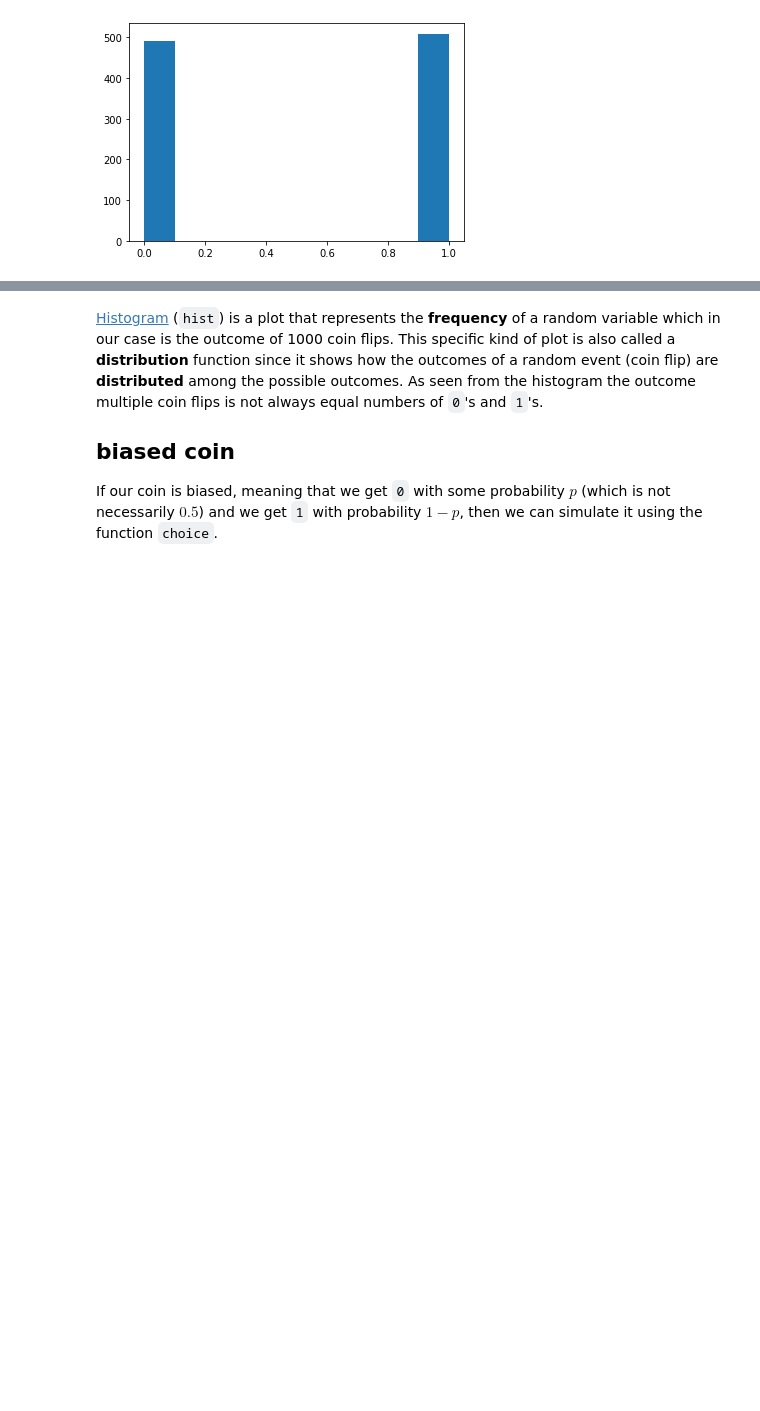
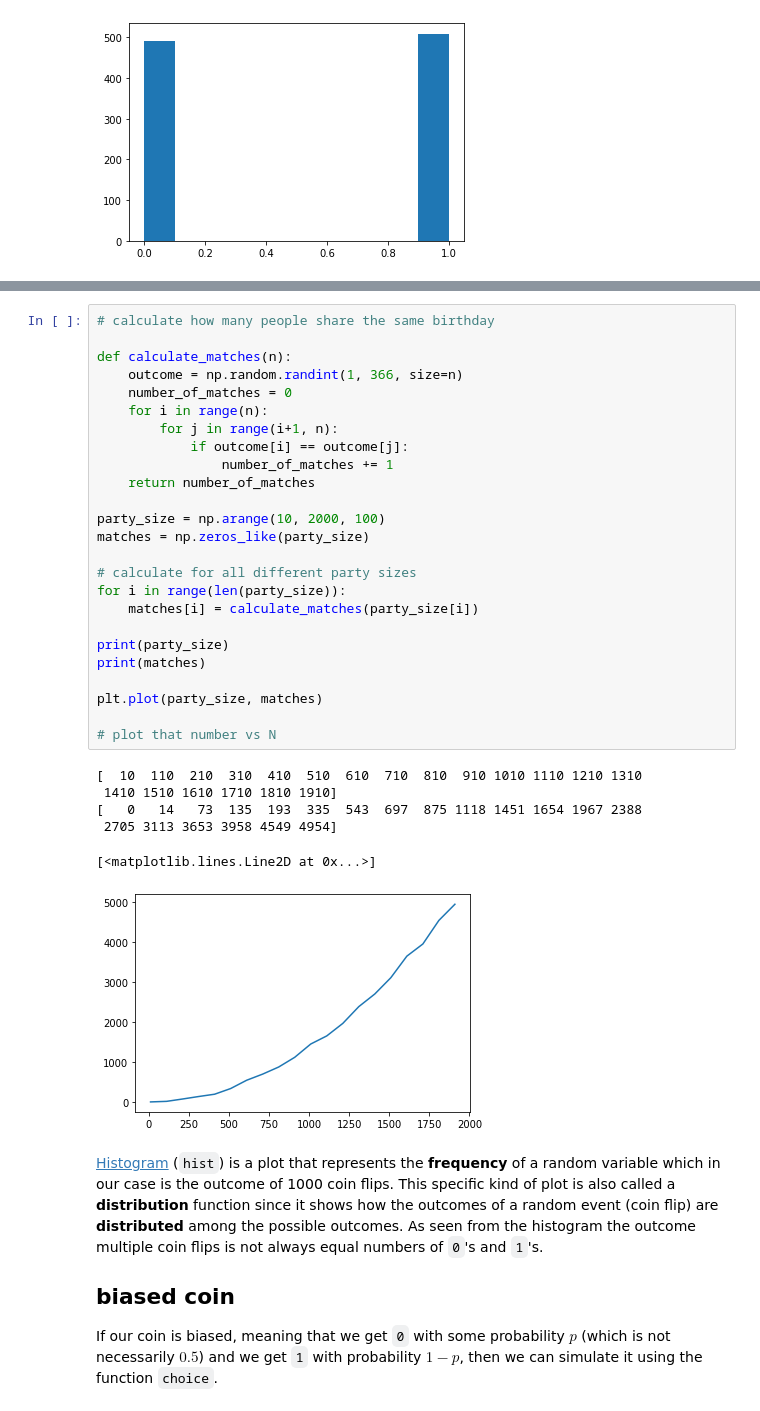
Before and after one commit to ShabaniLab/q-camp, a Jupyter notebook: notebooks/probability-theory.ipynb, the cells around one changed output, grey strips where cells are left out. Drawn from its saved outputs; the diff is of its cells as text; blank space fills up the shorter version.

```diff
--- a/notebooks/probability-theory.ipynb
+++ b/notebooks/probability-theory.ipynb
@@ -48,3 +50,35 @@ plt.hist(A)
+# %%
+# calculate how many people share the same birthday
+
+def calculate_matches(n):
+    outcome = np.random.randint(1, 366, size=n)
+    number_of_matches = 0
+    for i in range(n):
+        for j in range(i+1, n):
+            if outcome[i] == outcome[j]:
+                number_of_matches += 1
+    return number_of_matches
+
+party_size = np.arange(10, 2000, 100)
+matches = np.zeros_like(party_size)
+
+# calculate for all different party sizes
+for i in range(len(party_size)):
+    matches[i] = calculate_matches(party_size[i])
+
+print(party_size)
+print(matches)
+
+plt.plot(party_size, matches)
+
+# plot that number vs N
+# %% [output]
+[  10  110  210  310  410  510  610  710  810  910 1010 1110 1210 1310
+ 1410 1510 1610 1710 1810 1910]
+[   0   14   73  135  193  335  543  697  875 1118 1451 1654 1967 2388
+ 2705 3113 3653 3958 4549 4954]
+[<matplotlib.lines.Line2D at 0x...>]
+[figure, added]
 # %% [markdown]
 [Histogram](https://en.wikipedia.org/wiki/Histogram) (`hist`) is a plot that represents the **frequency** of a random variable which in our case is the outcome of 1000 coin flips. This specific kind of plot is also called a **distribution** function since it shows how the outcomes of a random event (coin flip) are **distributed** among the possible outcomes. As seen from the histogram the outcome multiple coin flips is not always equal numbers of `0`'s and `1`'s.
 
```
Also changed, not shown: parts of 5 cells of this notebook, 4 other files.
